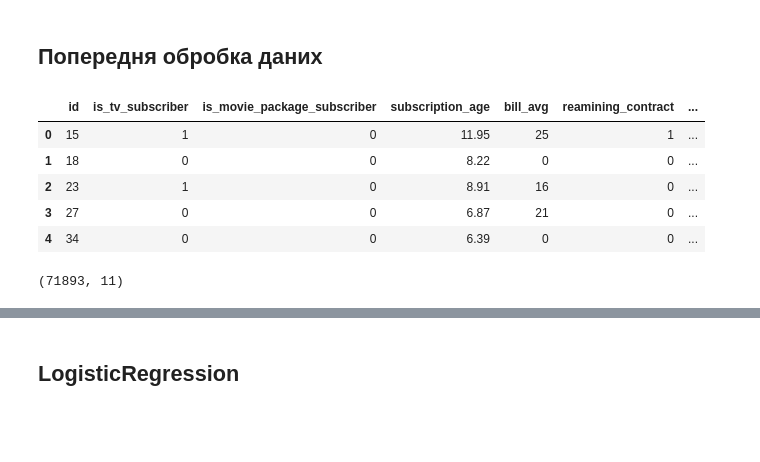
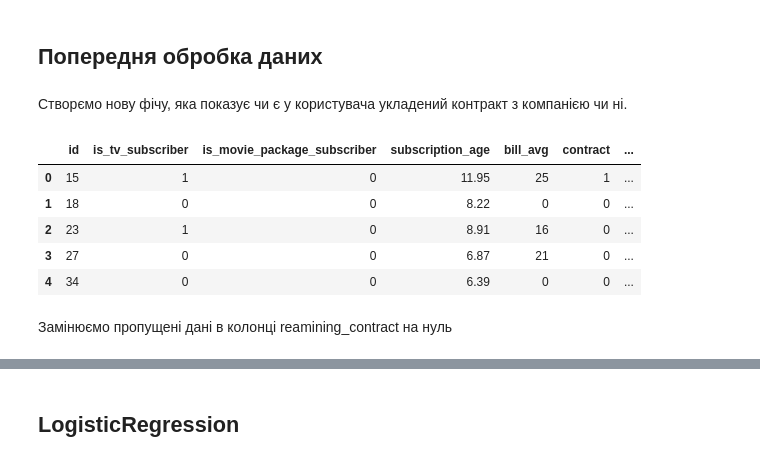
Before and after one commit to serzhu/DS_final_project, a Jupyter notebook: notebooks/testing_models.ipynb, the cells around one changed output, grey strips where cells are left out. Drawn from its saved outputs; the diff is of its cells as text; code cells hidden in the pictures; blank space fills up the shorter version.

```diff
--- a/notebooks/testing_models.ipynb
+++ b/notebooks/testing_models.ipynb
@@ -6,7 +6,7 @@ import seaborn as sns
 # %% [markdown]
 ## Завантаження даних
 # %%
-df = pd.read_csv('archive/internet_service_churn.csv')
+df = pd.read_csv('D:\Projects\DS_final_project\data\internet_service_churn.csv')
 df.head(5)
 # %% [output]
 |  | id | is_tv_subscriber | is_movie_package_subscriber | subscription_age | bill_avg | reamining_contract | ... |
@@ -177,18 +196,18 @@ sns.countplot(x='reamining_contract', hue="churn", data=df, order=df['reamining_
 [figure]
 # %% [markdown]
 ## Попередня обробка даних
+# %% [markdown]
+Створємо нову фічу, яка показує чи є у користувача укладений контракт з компанією чи ні.
 # %%
-df['reamining_contract'] = df['reamining_contract'].apply(lambda x: 0 if pd.isna(x) or x == 0 else 1)
+df['contract'] = df['reamining_contract'].apply(lambda x: 0 if pd.isna(x) or x == 0 else 1)
+df.insert(5, 'contract', df.pop('contract'))
 df.head(5)
 # %% [output]
-|  | id | is_tv_subscriber | is_movie_package_subscriber | subscription_age | bill_avg | reamining_contract | ... |
+|  | id | is_tv_subscriber | is_movie_package_subscriber | subscription_age | bill_avg | contract | ... |
 | 0 | 15 | 1 | 0 | 11.95 | 25 | 1 | ... |
 | 1 | 18 | 0 | 0 | 8.22 | 0 | 0 | ... |
 | 2 | 23 | 1 | 0 | 8.91 | 16 | 0 | ... |
 | 3 | 27 | 0 | 0 | 6.87 | 21 | 0 | ... |
 | 4 | 34 | 0 | 0 | 6.39 | 0 | 0 | ... |
-# %%
-df = df.dropna(subset=['download_avg', 'upload_avg'])
-df.shape
-# %% [output]
-(71893, 11)
+# %% [markdown]
+Замінюємо пропущені дані в колонці reamining_contract на нуль
```
Also changed, not shown: parts of 87 cells of this notebook, 9 other files.
